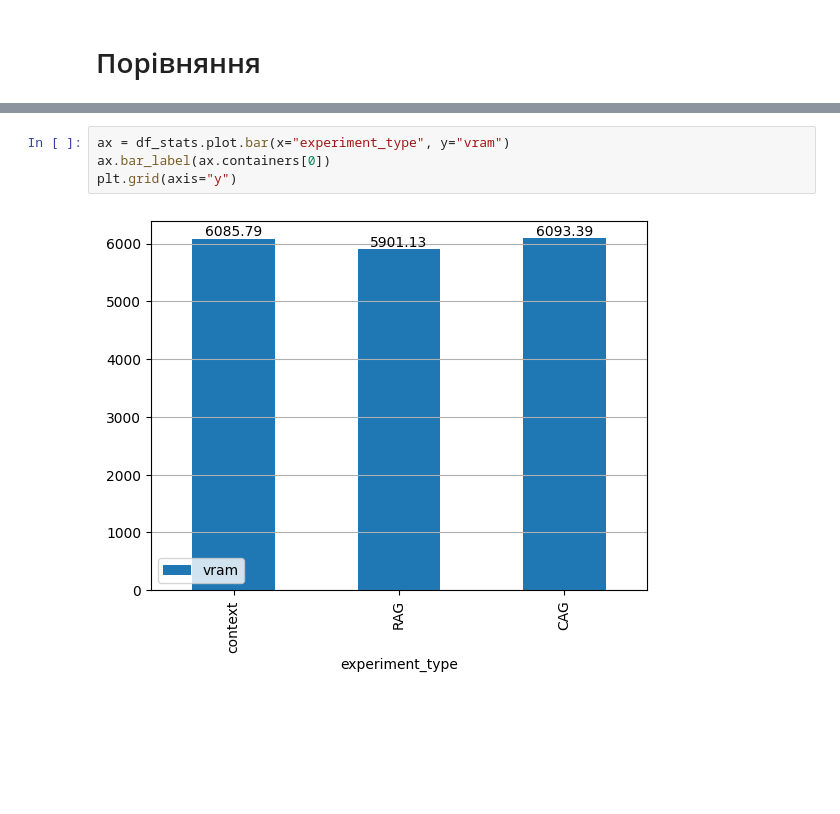
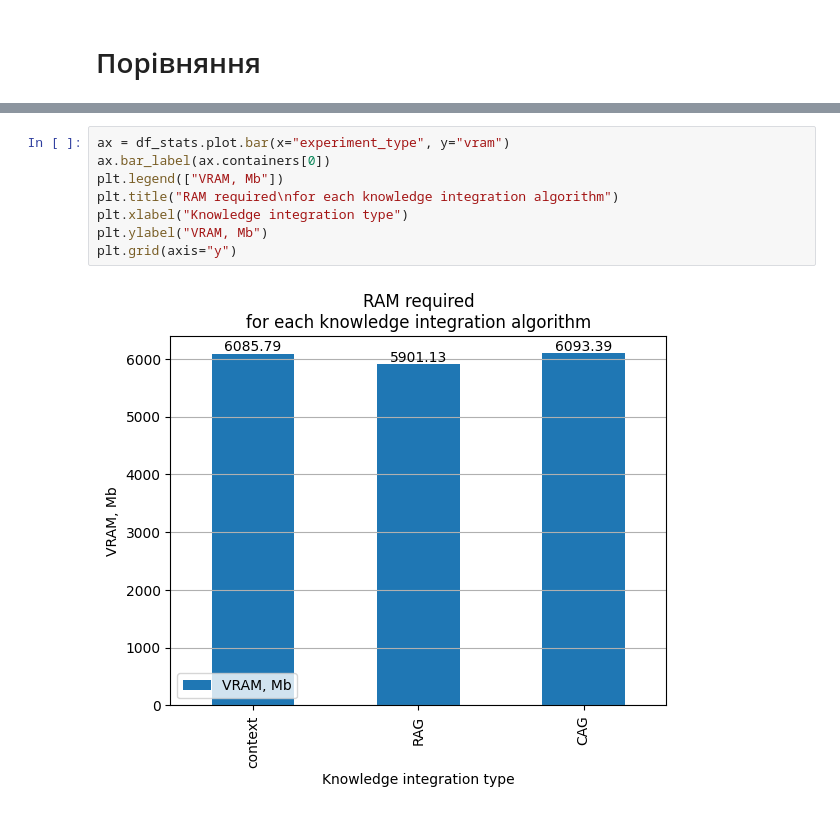
Before and after one commit to Alex2135/RAG_vs_CAG_analysis, a Jupyter notebook: RAG vs CAG with Llama3.1 8b model.ipynb, the cells around one changed output, grey strips where cells are left out. Cells and saved outputs as stored; diff of their text form; blank space fills up the shorter version.

```diff
--- a/RAG vs CAG with Llama3.1 8b model.ipynb
+++ b/RAG vs CAG with Llama3.1 8b model.ipynb
@@ -571,6 +573,10 @@ plt.grid(axis="y")
 # %%
 ax = df_stats.plot.bar(x="experiment_type", y="vram")
 ax.bar_label(ax.containers[0])
+plt.legend(["VRAM, Mb"])
+plt.title("RAM required\nfor each knowledge integration algorithm")
+plt.xlabel("Knowledge integration type")
+plt.ylabel("VRAM, Mb")
 plt.grid(axis="y")
 # %% [output]
-[figure, old version]
+[figure, new version]
```
Also changed, not shown: parts of 7 cells of this notebook.
